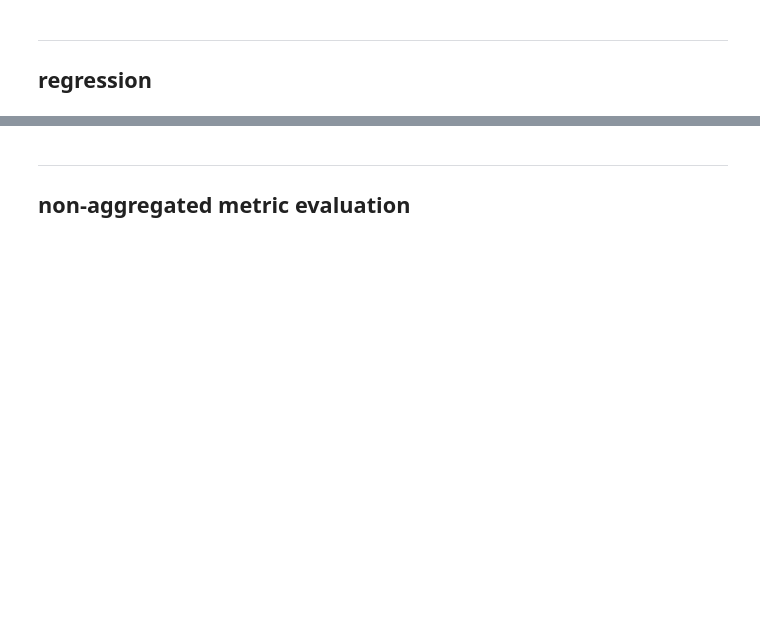
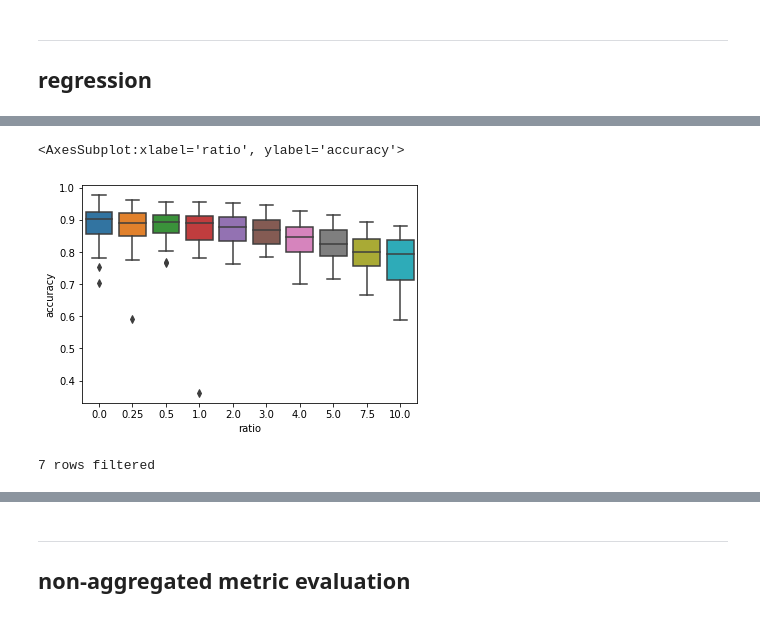
Before and after one commit to at-gmbh/corrupted-labels-effect, a Jupyter notebook: notebooks/evaluation.ipynb, the cells around one changed output, grey strips where cells are left out. Cells and saved outputs as stored; diff of their text form; code cells hidden in the pictures; blank space fills up the shorter version.

```diff
--- a/notebooks/evaluation.ipynb
+++ b/notebooks/evaluation.ipynb
@@ -180,0 +205,19 @@ sns.pairplot(df_regression[[regressand, f'{regressand}_delta', 'ratio']], diag_k
+# %%
+sns.boxplot(x='ratio', y=regressand, data=df_regression)
+# %% [output]
+<AxesSubplot:xlabel='ratio', ylabel='accuracy'>
+[figure, added]
+# %%
+# filter outlier of regressand
+mask = np.abs(stats.zscore(df_regression[regressand])) > zscore_threshold
+print(f'{mask.sum()} rows filtered')
+
+df_regression[regressand] = df_regression[regressand].mask(mask)
+
+# show filtered rows
+df_regression[df_regression[regressand].isna()]
+
+# drop outliers
+df_regression.dropna(inplace=True)
+# %% [output]
+7 rows filtered
```
Also changed, not shown: parts of 31 cells of this notebook.
